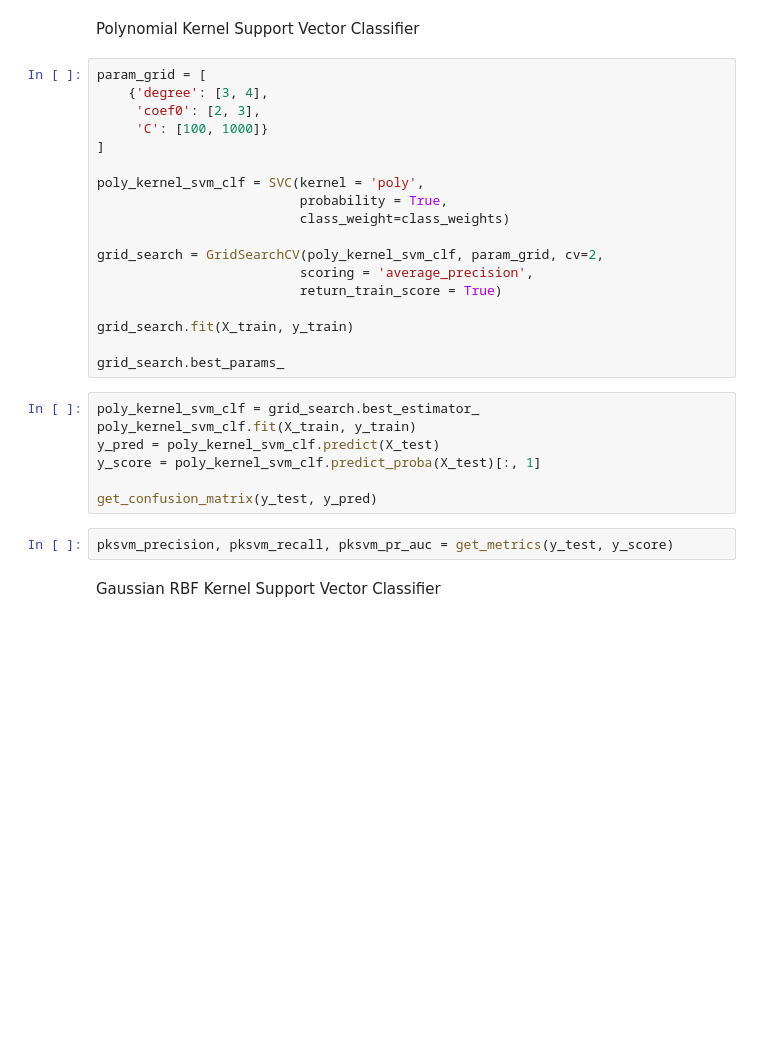
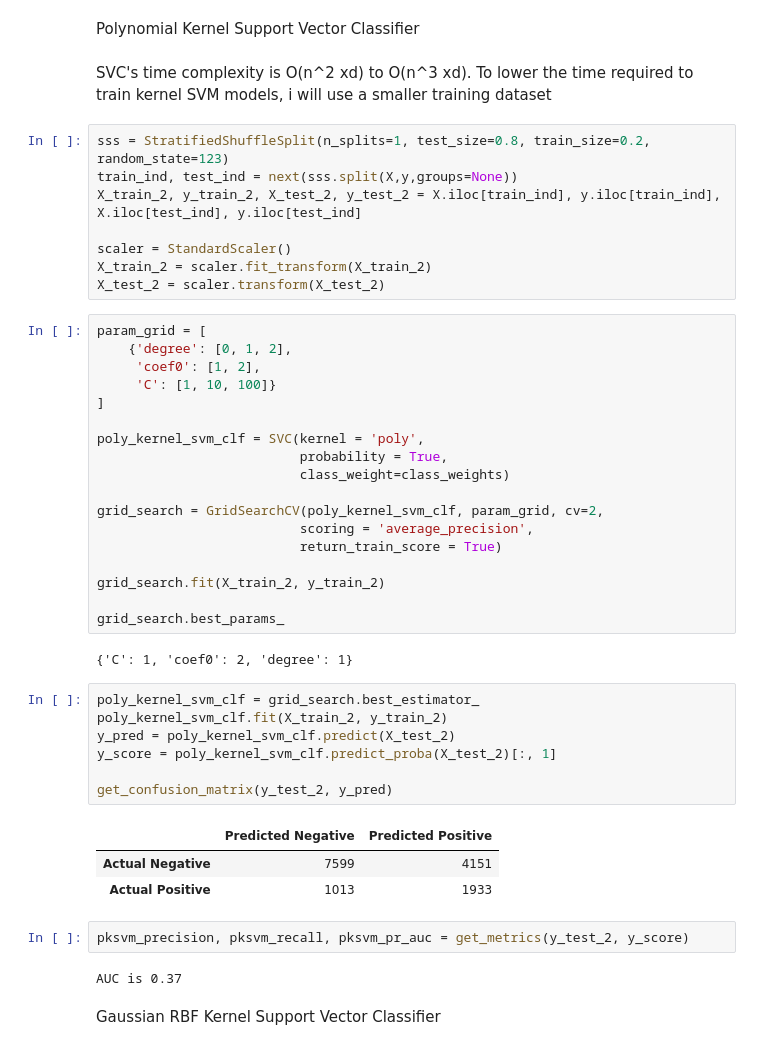
Before and after one commit to KaimiHuang/Applied_Data_Science_Project_1, a Jupyter notebook: Predict_bad_loan.ipynb, the cells around one changed output. Saved outputs shown, nothing was run; the diff lists cells and outputs as text; blank space fills up the shorter version.

```diff
--- a/Predict_bad_loan.ipynb
+++ b/Predict_bad_loan.ipynb
@@ -872,11 +871,21 @@ lsvm_precision, lsvm_recall, lsvm_pr_auc = get_metrics(y_test, y_score)
 AUC is 0.38
 # %% [markdown]
 Polynomial Kernel Support Vector Classifier
+# %% [markdown]
+SVC's time complexity is O(n^2 xd) to O(n^3 xd). To lower the time required to train kernel SVM models, i will use a smaller training dataset
+# %%
+sss = StratifiedShuffleSplit(n_splits=1, test_size=0.8, train_size=0.2, random_state=123)
+train_ind, test_ind = next(sss.split(X,y,groups=None))
+X_train_2, y_train_2, X_test_2, y_test_2 = X.iloc[train_ind], y.iloc[train_ind], X.iloc[test_ind], y.iloc[test_ind]
+
+scaler = StandardScaler()
+X_train_2 = scaler.fit_transform(X_train_2)
+X_test_2 = scaler.transform(X_test_2)
 # %%
 param_grid = [
-    {'degree': [3, 4],
-     'coef0': [2, 3],
-     'C': [100, 1000]}
+    {'degree': [0, 1, 2],
+     'coef0': [1, 2],
+     'C': [1, 10, 100]}
 ]
 
 poly_kernel_svm_clf = SVC(kernel = 'poly',
@@ -887,18 +896,26 @@ grid_search = GridSearchCV(poly_kernel_svm_clf, param_grid, cv=2,
                           scoring = 'average_precision',
                           return_train_score = True)
 
-grid_search.fit(X_train, y_train)
+grid_search.fit(X_train_2, y_train_2)
 
 grid_search.best_params_
+# %% [output]
+{'C': 1, 'coef0': 2, 'degree': 1}
 # %%
 poly_kernel_svm_clf = grid_search.best_estimator_
-poly_kernel_svm_clf.fit(X_train, y_train)
-y_pred = poly_kernel_svm_clf.predict(X_test)
-y_score = poly_kernel_svm_clf.predict_proba(X_test)[:, 1]
+poly_kernel_svm_clf.fit(X_train_2, y_train_2)
+y_pred = poly_kernel_svm_clf.predict(X_test_2)
+y_score = poly_kernel_svm_clf.predict_proba(X_test_2)[:, 1]
 
-get_confusion_matrix(y_test, y_pred)
+get_confusion_matrix(y_test_2, y_pred)
+# %% [output]
+|  | Predicted Negative | Predicted Positive |
+| Actual Negative | 7599 | 4151 |
+| Actual Positive | 1013 | 1933 |
 # %%
-pksvm_precision, pksvm_recall, pksvm_pr_auc = get_metrics(y_test, y_score)
+pksvm_precision, pksvm_recall, pksvm_pr_auc = get_metrics(y_test_2, y_score)
+# %% [output]
+AUC is 0.37
 # %% [markdown]
 Gaussian RBF Kernel Support Vector Classifier
 # %%
```
Also changed, not shown: parts of 7 cells of this notebook.
